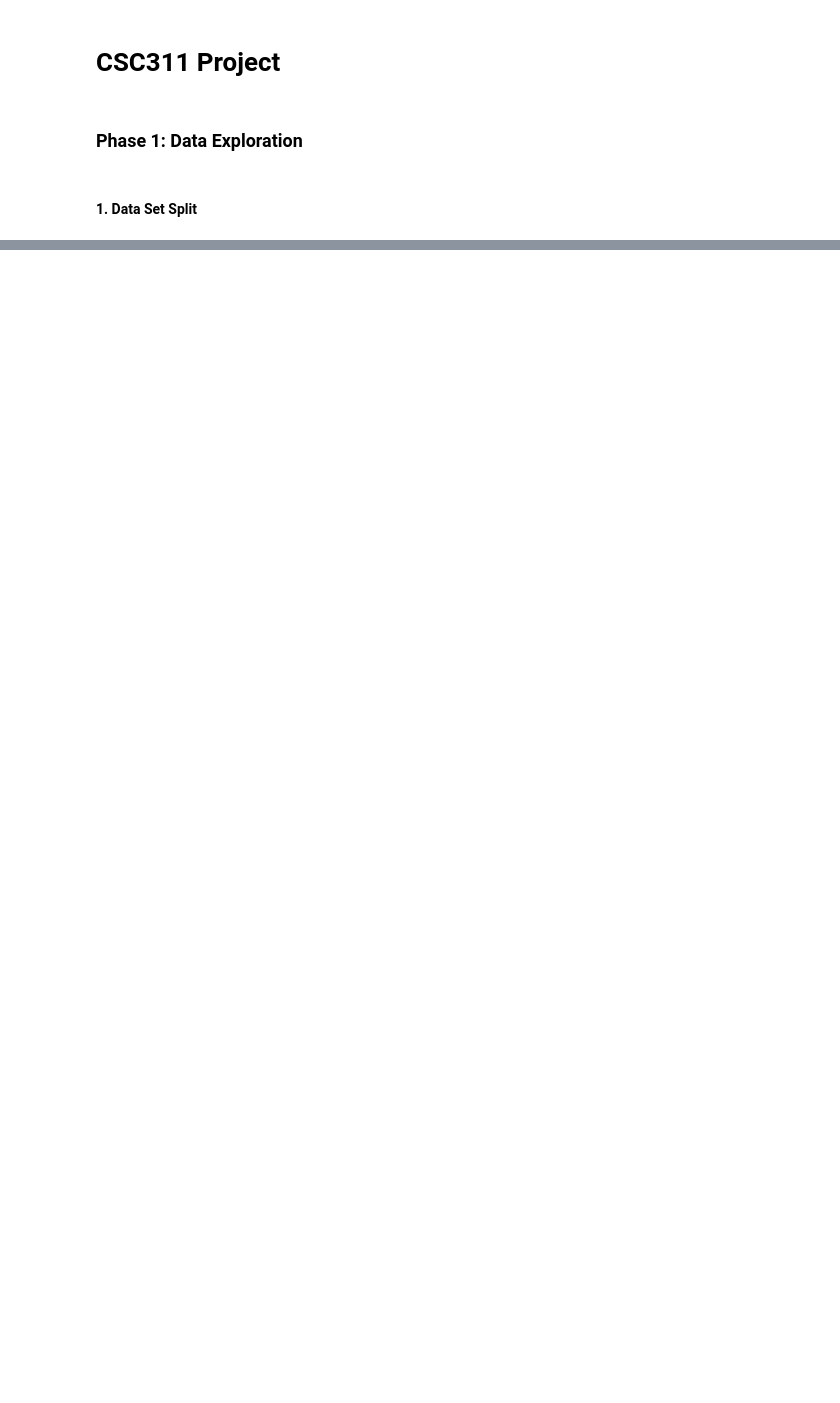
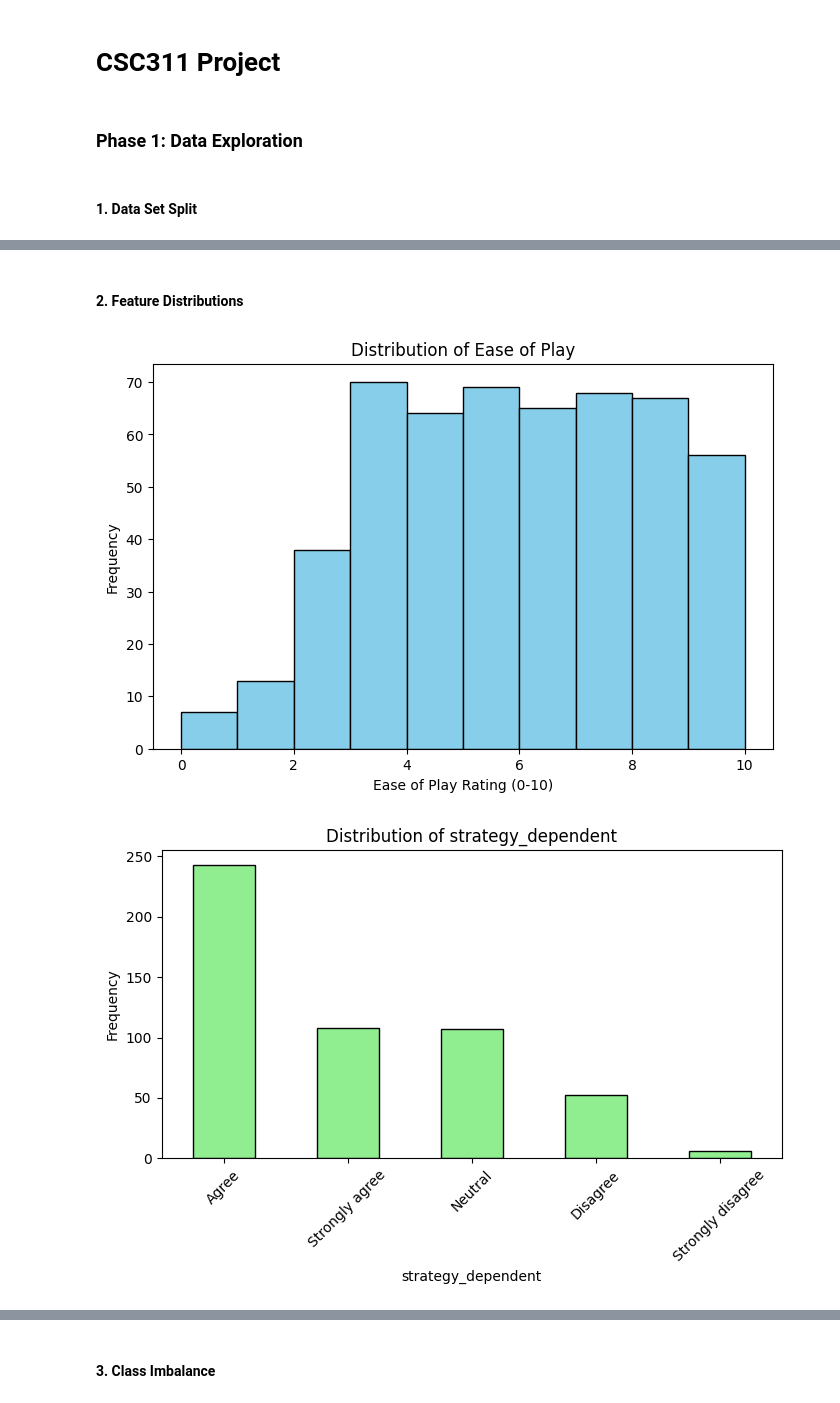
Before and after one commit to Lapis-Lazuli-31415/CSC311-Project, a Jupyter notebook: src/data_exploration.ipynb, the cells around one changed output, grey strips where cells are left out. Drawn from its saved outputs; the diff is of its cells as text; code cells hidden in the pictures; blank space fills up the shorter version.

Commit message:
tried some data exploration

```diff
--- a/src/data_exploration.ipynb
+++ b/src/data_exploration.ipynb
@@ -49,3 +67,7 @@ Train rows: 522
 Validation rows: 174
 Test rows: 174
 Datasets successfully saved to data/raw/
+# %%
+train_df = pd.read_csv('../data/raw/train.csv')
+
+train_df.info()
@@ -51,0 +92,47 @@ Datasets successfully saved to data/raw/
+# %% [markdown]
+#### 2. Feature Distributions
+# %%
+import matplotlib.pyplot as plt
+
+# 1. Histogram for Continuous/Numeric Data
+plt.figure(figsize=(8, 5))
+# bins=10 works well since the scale is 0 to 10
+train_df['ease_of_play'].plot(kind='hist', bins=10, edgecolor='black', color='skyblue')
+plt.title('Distribution of Ease of Play')
+plt.xlabel('Ease of Play Rating (0-10)')
+plt.ylabel('Frequency')
+plt.show()
+
+# 2. Bar Charts for Categorical (Likert Scale) Data
+likert_cols = ['strategy_dependent', 'injury_risk', 'individual_brilliance']
+
+for col in likert_cols:
+    plt.figure(figsize=(8, 4))
+    # Count the frequencies of each category and plot
+    train_df[col].value_counts().plot(kind='bar', color='lightgreen', edgecolor='black')
+    plt.title(f'Distribution of {col}')
+    plt.ylabel('Frequency')
+    plt.xticks(rotation=45) # Rotate text so it doesn't overlap
+    plt.show()
+
+# 3. Bar Charts for Multi-Select Data
+multiselect_cols = ['locations', 'seasons', 'music_genre']
+
+for col in multiselect_cols:
+    plt.figure(figsize=(8, 4))
+
+    # Step A: Drop missing values so the string method doesn't crash
+    # Step B: Split the string by commas (e.g., "Winter,Spring" -> ["Winter", "Spring"])
+    # Step C: Explode the list into separate rows
+    # Step D: Strip any accidental whitespace
+    exploded_data = train_df[col].dropna().str.split(',').explode().str.strip()
+
+    # Now that they are separated, count and plot them just like categorical data
+    exploded_data.value_counts().plot(kind='bar', color='salmon', edgecolor='black')
+    plt.title(f'Distribution of {col} (Multi-select)')
+    plt.ylabel('Frequency')
+    plt.xticks(rotation=45)
+    plt.show()
+# %% [output]
+[figure, added]
+[figure, added]
@@ -51,0 +144,2 @@ Datasets successfully saved to data/raw/
+# %% [markdown]
+#### 3. Class Imbalance
```
Also changed, not shown: parts of 19 cells of this notebook, 5 other files.
